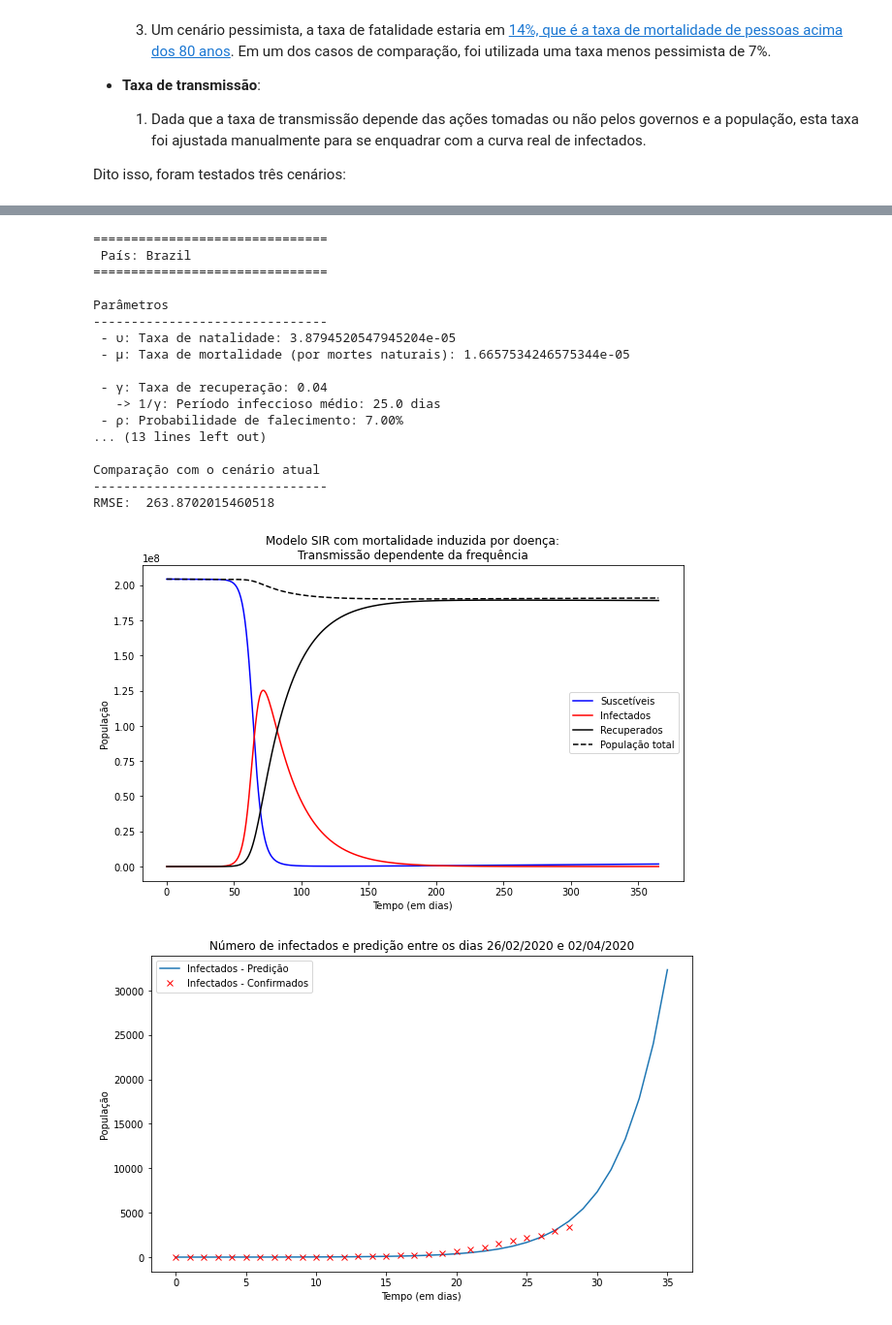
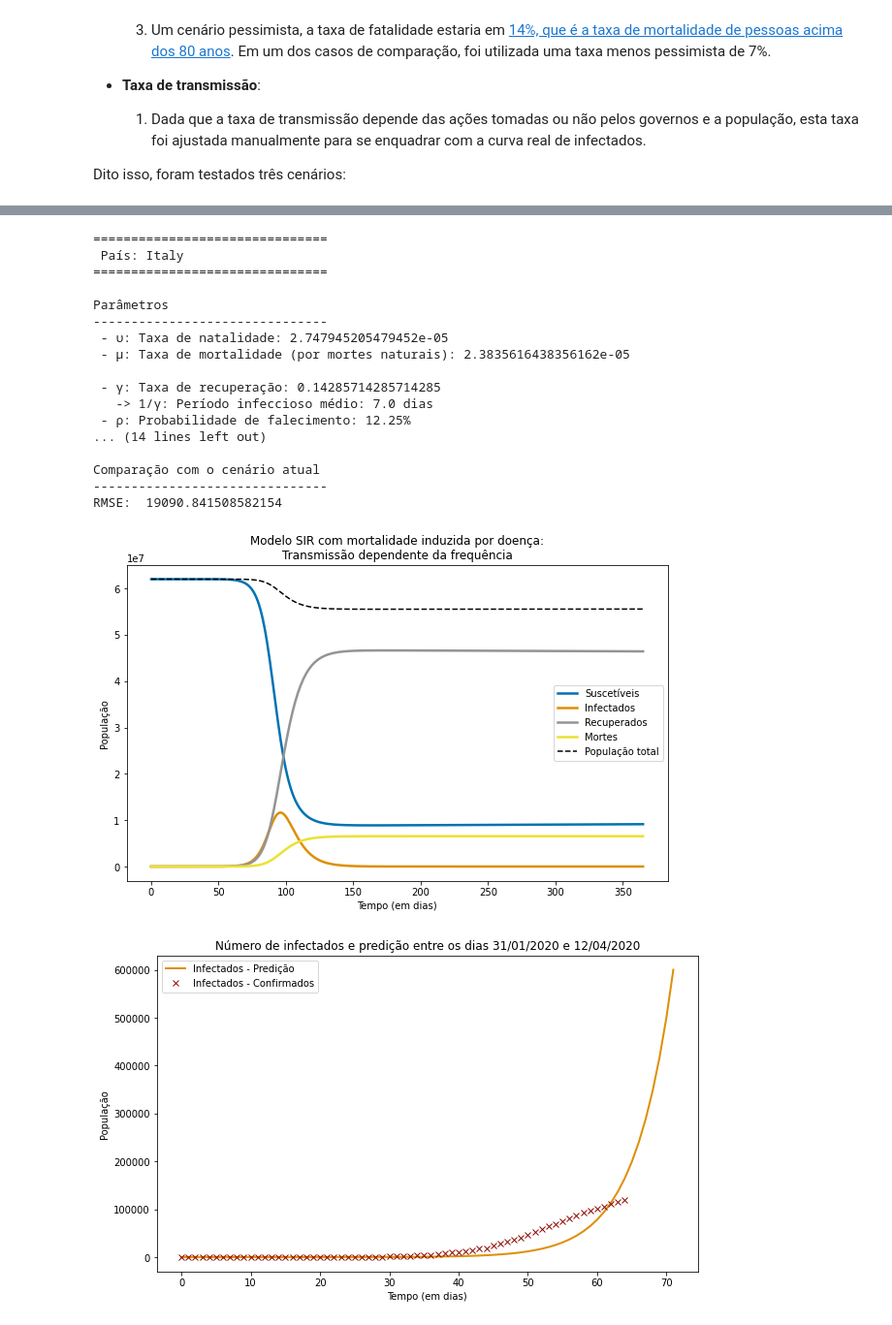
Before and after one commit to SrMouraSilva/modelagem-matematica, a Jupyter notebook: tarefa2-corona/Tarefa_2_-_Modelagem_de_doencas_infecciosas-Parte_2.ipynb, the cells around one changed output, grey strips where cells are left out. Shown at 97% size. Cells and saved outputs as stored; diff of their text form; code cells hidden in the pictures.

```diff
--- a/tarefa2-corona/Tarefa_2_-_Modelagem_de_doencas_infecciosas-Parte_2.ipynb
+++ b/tarefa2-corona/Tarefa_2_-_Modelagem_de_doencas_infecciosas-Parte_2.ipynb
@@ -210,15 +223,17 @@ class Simulacao:
         μ = self.parametros.μ
 
         def diff_eqs(passo_anterior, t):
-            X, Y, Z = passo_anterior
+            X, Y, Z, D = passo_anterior
 
             P = sum((X, Y, Z))
 
-            X_next = υ*Z - β*X*Y/P - μ*X
+            X_next = υ*P - β*X*Y/P - μ*X
             Y_next = β*X*Y/P - (γ+μ)/(1-ρ) * Y
             Z_next = γ*Y - μ*Z
 
-            return np.array([X_next, Y_next, Z_next])
+            D_next = ((γ+μ)/(1-ρ) - γ+μ) * Y
+
+            return np.array([X_next, Y_next, Z_next, D_next])
 
         return diff_eqs
 
@@ -229,7 +244,9 @@ class Simulacao:
         X_0 = P_0 - Y_0
         Z_0 = P_0 - X_0 - Y_0
 
-        INPUT = (X_0, Y_0, Z_0)
+        D_0 = 0 # Número de mortes
+
+        INPUT = (X_0, Y_0, Z_0, D_0)
 
         tempo_step = self.parametros.tempo_step
         numero_dias = self.parametros.numero_dias
@@ -368,33 +488,37 @@ Abaixo do código, maiores detalhes sobre os parâmetros, datas importantes, tam
 # %%
 params = Parametros(
-    pais= 'Brazil',
-    μ = 6.08/(1000 * 365), υ = 14.16/(1000 * 365),
-    β=124/365, γ=1/25., ρ=7/100,
-    P_0 = 204_450_649, Y_0 = 1
+    pais= 'Italy',
+
+    μ = 8.7/(1000 * 365), υ = 10.03/(1000 * 365),
+
+    β=128/365, γ=1/7., ρ=dataset.mortalidade(dataset.dataset('Italy')),
+
+    P_0 = 62_007_540,  #
+    Y_0 = 1
 )
 
-brasil = Simulacao(params)
+simulacao = Simulacao(params)
 
-relatorio = brasil.simular()
+relatorio = simulacao.simular()
 relatorio.relatorio()
 relatorio.plot()
 # %% [output]
 ===============================
- País: Brazil
+ País: Italy
 ===============================
 
 Parâmetros
 -------------------------------
- - υ: Taxa de natalidade: 3.8794520547945204e-05
- - μ: Taxa de mortalidade (por mortes naturais): 1.6657534246575344e-05
+ - υ: Taxa de natalidade: 2.747945205479452e-05
+ - μ: Taxa de mortalidade (por mortes naturais): 2.3835616438356162e-05
 
- - γ: Taxa de recuperação: 0.04
-   -> 1/γ: Período infeccioso médio: 25.0 dias
- - ρ: Probabilidade de falecimento: 7.00%
-... (13 lines left out)
+ - γ: Taxa de recuperação: 0.14285714285714285
+   -> 1/γ: Período infeccioso médio: 7.0 dias
+ - ρ: Probabilidade de falecimento: 12.25%
+... (14 lines left out)
 
 Comparação com o cenário atual
 -------------------------------
-RMSE:  263.8702015460518
+RMSE:  19090.841508582154
-[figure, old version]
+[figure, new version]
-[figure, old version]
+[figure, new version]
```
Also changed, not shown: parts of 28 cells of this notebook, 3 other files.
